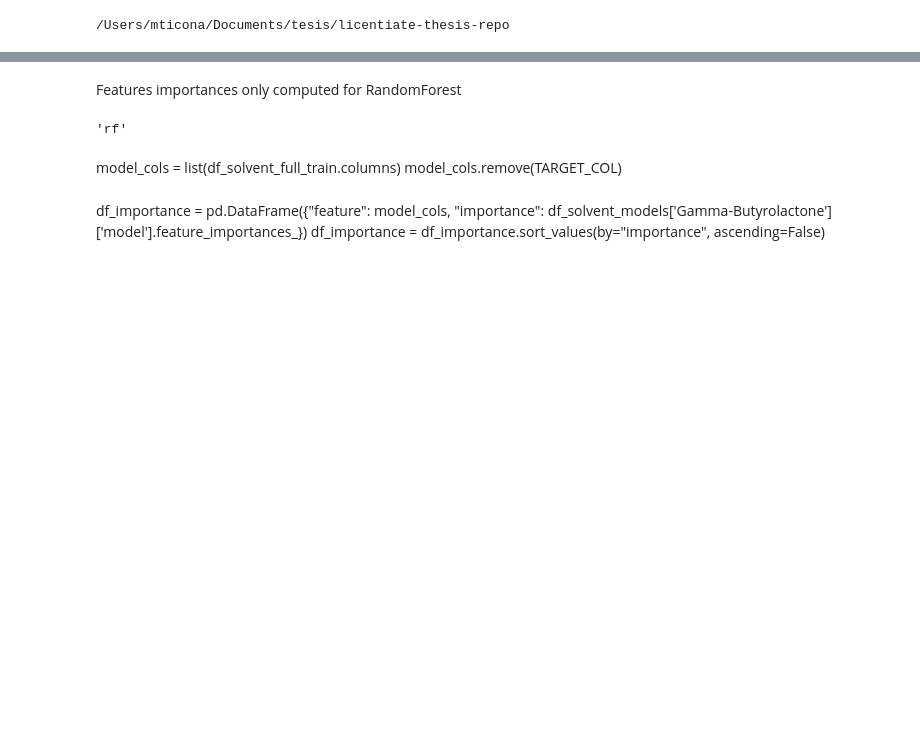
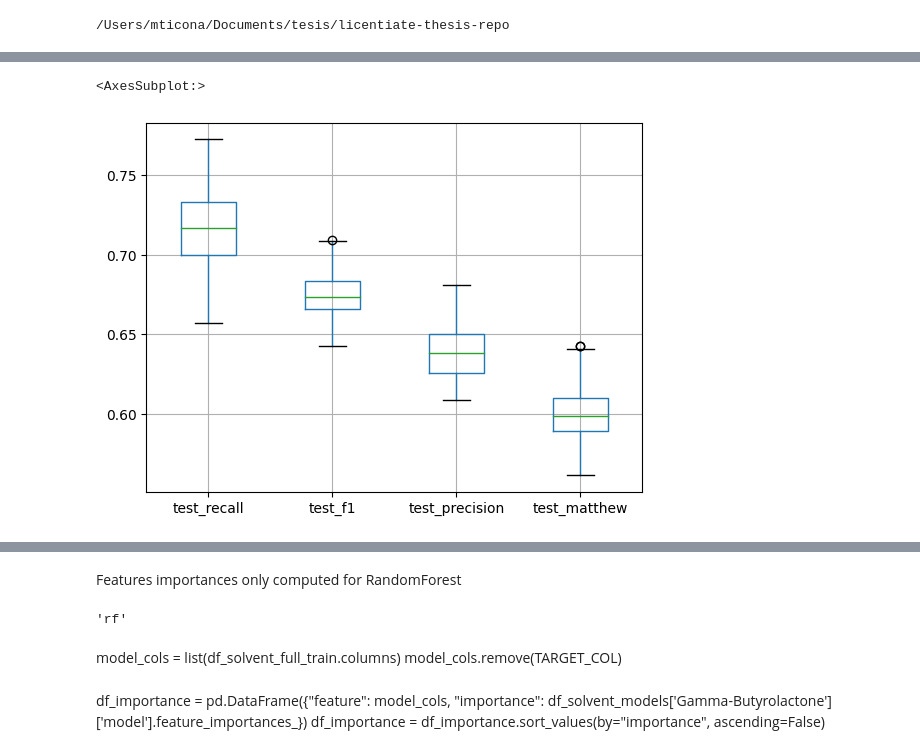
Before and after one commit to beluticona/licentiate-thesis-repo, a Jupyter notebook: notebooks/1-solvent-experiment/1.1-mbto-solvent-experiment-Copy1.ipynb, the cells around one changed output, grey strips where cells are left out. Drawn from its saved outputs; the diff is of its cells as text; code cells hidden in the pictures; blank space fills up the shorter version.

```diff
--- a/notebooks/1-solvent-experiment/1.1-mbto-solvent-experiment-Copy1.ipynb
+++ b/notebooks/1-solvent-experiment/1.1-mbto-solvent-experiment-Copy1.ipynb
@@ -430,0 +393,5 @@ for solvent in solvents:
+# %%
+report_no_sol[test_cols].boxplot(column=test_cols)
+# %% [output]
+<AxesSubplot:>
+[figure, added]
```
Also changed, not shown: parts of 74 cells of this notebook, 3 other files.
